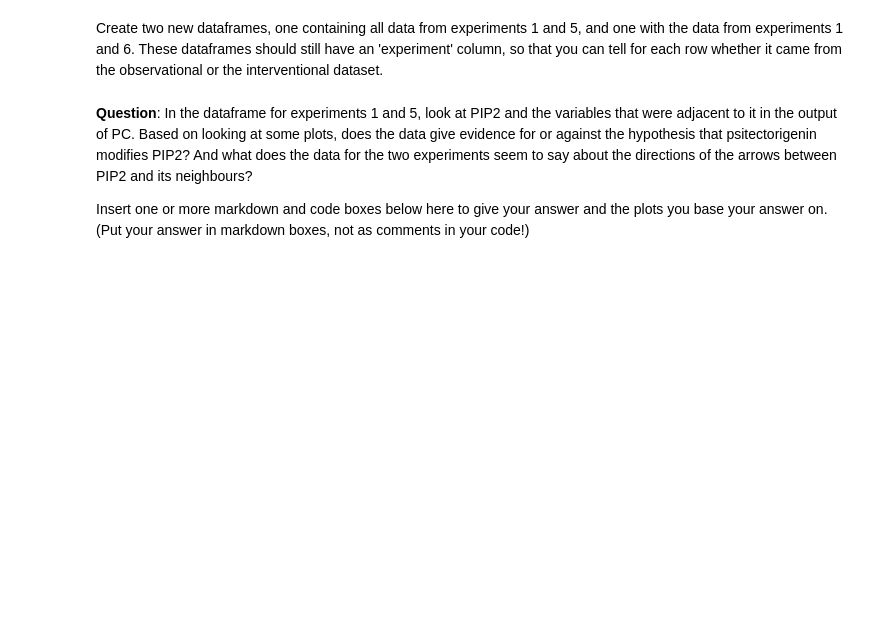
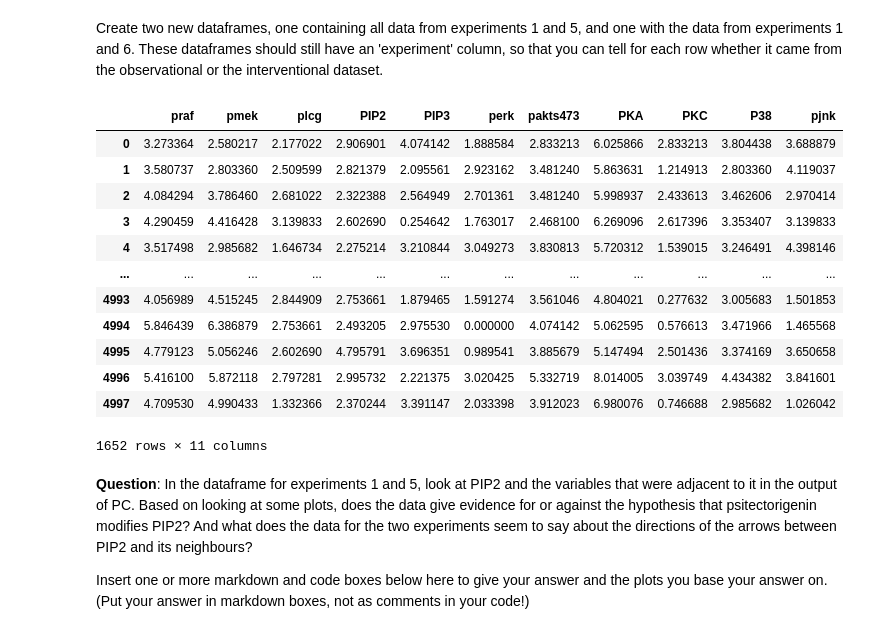
Before and after one commit to ottomattas/INFOMAML, a Jupyter notebook: Assignments/AML_assignment2.ipynb, the cells around one changed output. Saved outputs shown, nothing was run; the diff lists cells and outputs as text; code cells hidden in the pictures; blank space fills up the shorter version.

```diff
--- a/Assignments/AML_assignment2.ipynb
+++ b/Assignments/AML_assignment2.ipynb
@@ -357,3 +375,27 @@ Create two new dataframes, one containing all data from experiments 1 and 5, and
+# %%
+# Your code here
+data_exp5 = all_data[all_data.experiment==5].drop(columns='experiment')
+data_exp6 = all_data[all_data.experiment==6].drop(columns='experiment')
+
+data_exp1_5 = pd.concat([data_exp1, data_exp5], sort=False)
+data_exp1_6 = pd.concat([data_exp1, data_exp6], sort=False)
+# %%
+data_exp1_5
+data_exp1_6
+# %% [output]
+|  | praf | pmek | plcg | PIP2 | PIP3 | perk | pakts473 | PKA | PKC | P38 | pjnk |
+| 0 | 3.273364 | 2.580217 | 2.177022 | 2.906901 | 4.074142 | 1.888584 | 2.833213 | 6.025866 | 2.833213 | 3.804438 | 3.688879 |
+| 1 | 3.580737 | 2.803360 | 2.509599 | 2.821379 | 2.095561 | 2.923162 | 3.481240 | 5.863631 | 1.214913 | 2.803360 | 4.119037 |
+| 2 | 4.084294 | 3.786460 | 2.681022 | 2.322388 | 2.564949 | 2.701361 | 3.481240 | 5.998937 | 2.433613 | 3.462606 | 2.970414 |
+| 3 | 4.290459 | 4.416428 | 3.139833 | 2.602690 | 0.254642 | 1.763017 | 2.468100 | 6.269096 | 2.617396 | 3.353407 | 3.139833 |
+| 4 | 3.517498 | 2.985682 | 1.646734 | 2.275214 | 3.210844 | 3.049273 | 3.830813 | 5.720312 | 1.539015 | 3.246491 | 4.398146 |
+| ... | ... | ... | ... | ... | ... | ... | ... | ... | ... | ... | ... |
+| 4993 | 4.056989 | 4.515245 | 2.844909 | 2.753661 | 1.879465 | 1.591274 | 3.561046 | 4.804021 | 0.277632 | 3.005683 | 1.501853 |
+| 4994 | 5.846439 | 6.386879 | 2.753661 | 2.493205 | 2.975530 | 0.000000 | 4.074142 | 5.062595 | 0.576613 | 3.471966 | 1.465568 |
+| 4995 | 4.779123 | 5.056246 | 2.602690 | 4.795791 | 3.696351 | 0.989541 | 3.885679 | 5.147494 | 2.501436 | 3.374169 | 3.650658 |
+| 4996 | 5.416100 | 5.872118 | 2.797281 | 2.995732 | 2.221375 | 3.020425 | 5.332719 | 8.014005 | 3.039749 | 4.434382 | 3.841601 |
+| 4997 | 4.709530 | 4.990433 | 1.332366 | 2.370244 | 3.391147 | 2.033398 | 3.912023 | 6.980076 | 0.746688 | 2.985682 | 1.026042 |
+1652 rows × 11 columns
 # %% [markdown]
 **Question**: In the dataframe for experiments 1 and 5, look at PIP2 and the variables that were adjacent to it in the output of PC. Based on looking at some plots, does the data give evidence for or against the hypothesis that psitectorigenin modifies PIP2? And what does the data for the two experiments seem to say about the directions of the arrows between PIP2 and its neighbours?
 
```
Also changed, not shown: parts of 5 cells of this notebook.
